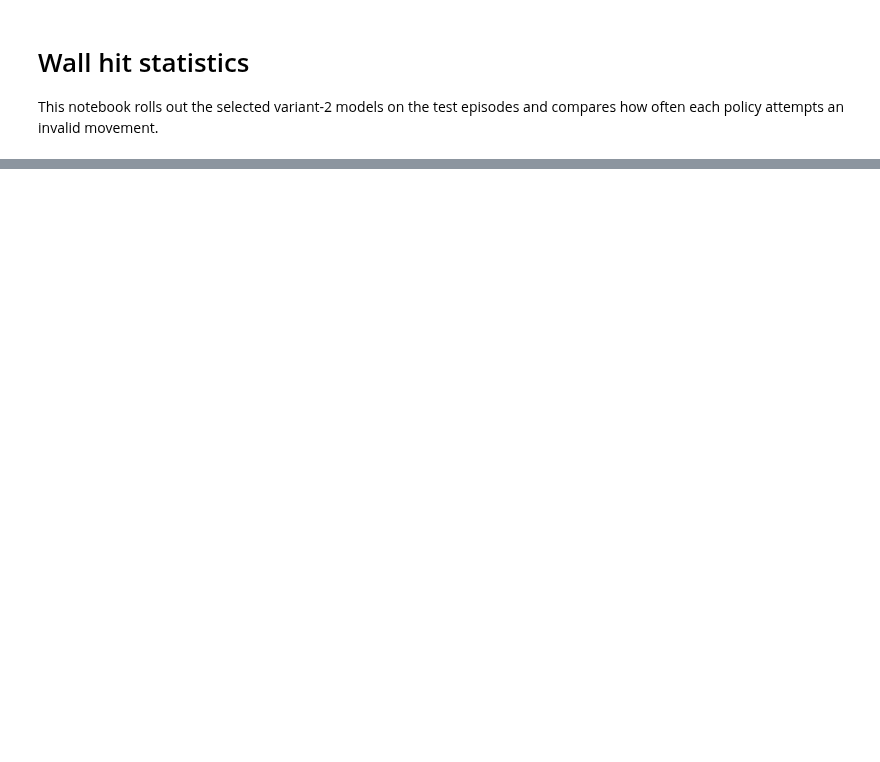
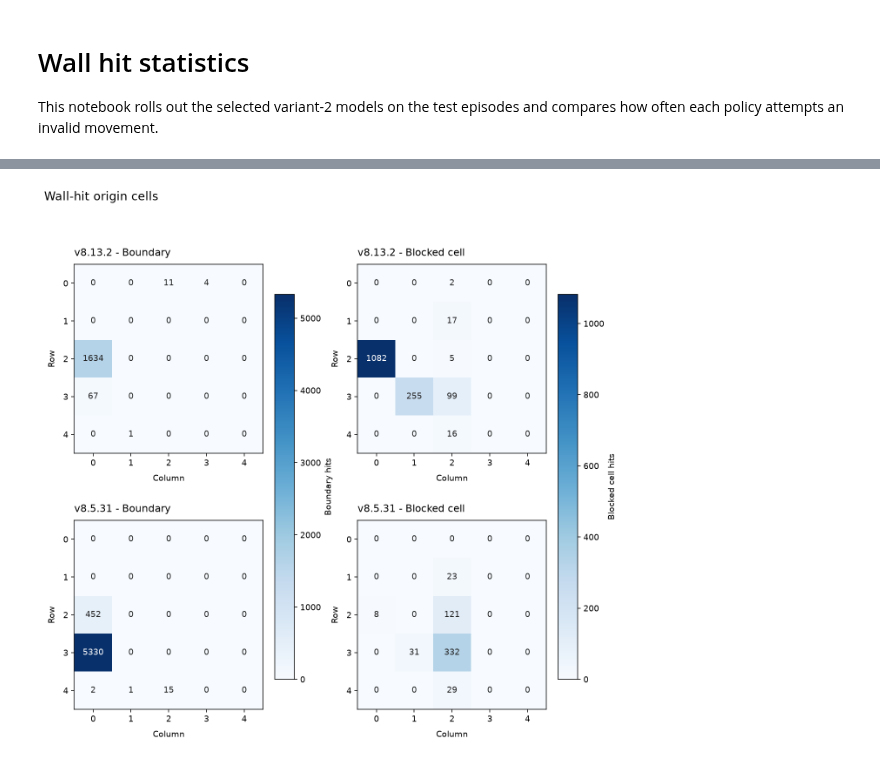
Before and after one commit to Lirong-Zhuang/CodingLab_DRL_team, a Jupyter notebook: statistic/wall_hit_statistics.ipynb, the cells around one changed output, grey strips where cells are left out. Cells and saved outputs as stored; diff of their text form; code cells hidden in the pictures; blank space fills up the shorter version.

```diff
--- a/statistic/wall_hit_statistics.ipynb
+++ b/statistic/wall_hit_statistics.ipynb
@@ -277,35 +274,49 @@ paired.sort_values("diff_v8.13.2_minus_v8.5.31").head(10)
 # %%
-def hit_heatmap(events, run_name, value_column="from"):
+# Figure group 3: origin cells of wall hits, split by invalid-move type
+def hit_heatmap(events, run_name, hit_kind):
     grid = np.zeros((5, 5), dtype=int)
-    rows = events[events["model"] == run_name]
-    if value_column == "intended":
-        coords = zip(rows["intended_row"], rows["intended_col"])
-    else:
-        coords = zip(rows["from_row"], rows["from_col"])
-    for row, col in coords:
+    rows = events[(events["model"] == run_name) & (events["kind"] == hit_kind)]
+    for row, col in zip(rows["from_row"], rows["from_col"]):
         if 0 <= row < 5 and 0 <= col < 5:
             grid[int(row), int(col)] += 1
     return grid
 
 
-fig, axes = plt.subplots(1, 2, figsize=(12, 5.8), dpi=140)
-max_count = max(hit_heatmap(wall_hit_events, run["name"]).max() for run in RUNS)
+hit_kinds = [("boundary", "Boundary"), ("blocked_cell", "Blocked cell")]
+grids = {
+    (run["name"], kind): hit_heatmap(wall_hit_events, run["name"], kind)
+    for run in RUNS
+    for kind, _ in hit_kinds
+}
+max_by_kind = {
+    kind: max(grids[(run["name"], kind)].max() for run in RUNS)
+    for kind, _ in hit_kinds
+}
 
-for ax, run in zip(axes, RUNS):
-    grid = hit_heatmap(wall_hit_events, run["name"])
-    image = ax.imshow(grid, cmap="Blues", vmin=0, vmax=max_count)
-    ax.set_title(f"{run['short_name']} wall-hit origins", loc="left", pad=12)
-    ax.set_xlabel("Column", labelpad=10)
-    ax.set_ylabel("Row", labelpad=10)
-    ax.set_xticks(range(5))
-    ax.set_yticks(range(5))
-    for row in range(5):
-        for col in range(5):
-            value = grid[row, col]
-            color = "white" if value > max_count * 0.45 else "#222222"
-            ax.text(col, row, str(value), ha="center", va="center", color=color, fontsize=10)
+fig, axes = plt.subplots(2, 2, figsize=(11, 10), dpi=140)
+images = {}
+for row_idx, run in enumerate(RUNS):
+    for col_idx, (kind, kind_label) in enumerate(hit_kinds):
+        ax = axes[row_idx, col_idx]
+        grid = grids[(run["name"], kind)]
+        vmax = max_by_kind[kind]
+        image = ax.imshow(grid, cmap="Blues", vmin=0, vmax=vmax)
+        images[kind] = image
+        ax.set_title(f"{run['short_name']} - {kind_label}", loc="left", pad=10)
+        ax.set_xlabel("Column", labelpad=8)
+        ax.set_ylabel("Row", labelpad=8)
+        ax.set_xticks(range(5))
+        ax.set_yticks(range(5))
+        for grid_row in range(5):
+            for grid_col in range(5):
+                value = grid[grid_row, grid_col]
+                text_color = "white" if vmax and value > vmax * 0.45 else "#222222"
+                ax.text(grid_col, grid_row, str(value), ha="center", va="center", color=text_color, fontsize=10)
 
-fig.colorbar(image, ax=axes, shrink=0.82, label="Wall hits")
+for col_idx, (kind, kind_label) in enumerate(hit_kinds):
+    fig.colorbar(images[kind], ax=axes[:, col_idx], shrink=0.82, label=f"{kind_label} hits")
+
+fig.suptitle("Wall-hit origin cells", x=0.08, ha="left", fontsize=14)
 plt.show()
-
-wall_hit_events.groupby(["short_name", "from_row", "from_col", "action_name", "kind"]).size().reset_index(name="wall_hits").sort_values("wall_hits", ascending=False).head(20)
+# %% [output]
+[figure, added]
```
Also changed, not shown: parts of 6 cells of this notebook.
